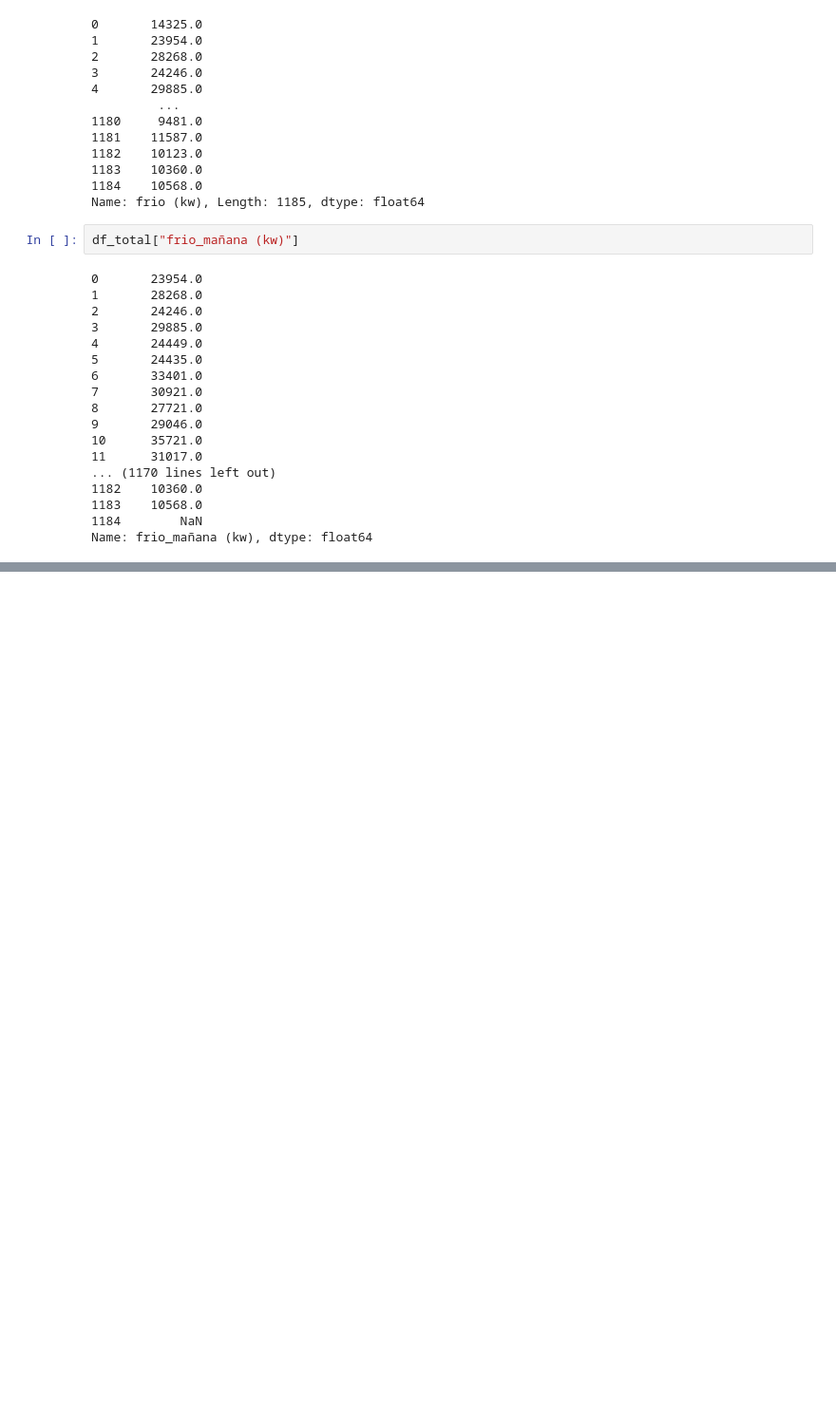
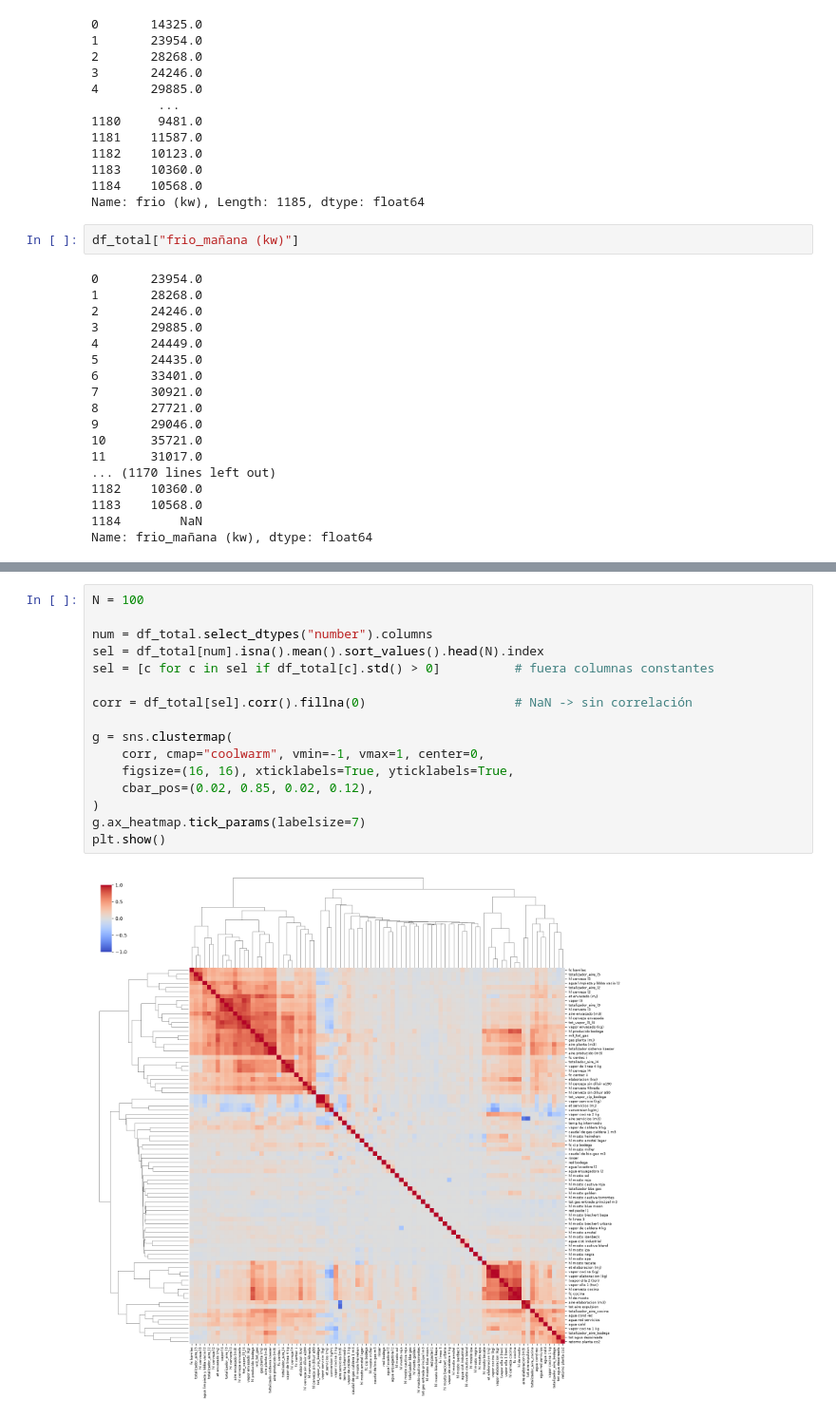
Before and after one commit to ArturoJorge/cervecera_ml, a Jupyter notebook: Eda.ipynb, the cells around one changed output, grey strips where cells are left out. Shown at 95% size. Cells and saved outputs as stored; diff of their text form; blank space fills up the shorter version.

```diff
--- a/Eda.ipynb
+++ b/Eda.ipynb
@@ -247,0 +309,18 @@ plt.show()
+# %%
+N = 100
+
+num = df_total.select_dtypes("number").columns
+sel = df_total[num].isna().mean().sort_values().head(N).index
+sel = [c for c in sel if df_total[c].std() > 0]          # fuera columnas constantes
+
+corr = df_total[sel].corr().fillna(0)                    # NaN -> sin correlación
+
+g = sns.clustermap(
+    corr, cmap="coolwarm", vmin=-1, vmax=1, center=0,
+    figsize=(16, 16), xticklabels=True, yticklabels=True,
+    cbar_pos=(0.02, 0.85, 0.02, 0.12),
+)
+g.ax_heatmap.tick_params(labelsize=7)
+plt.show()
+# %% [output]
+[figure, added]
```
Also changed, not shown: parts of 9 cells of this notebook, 6 other files.
